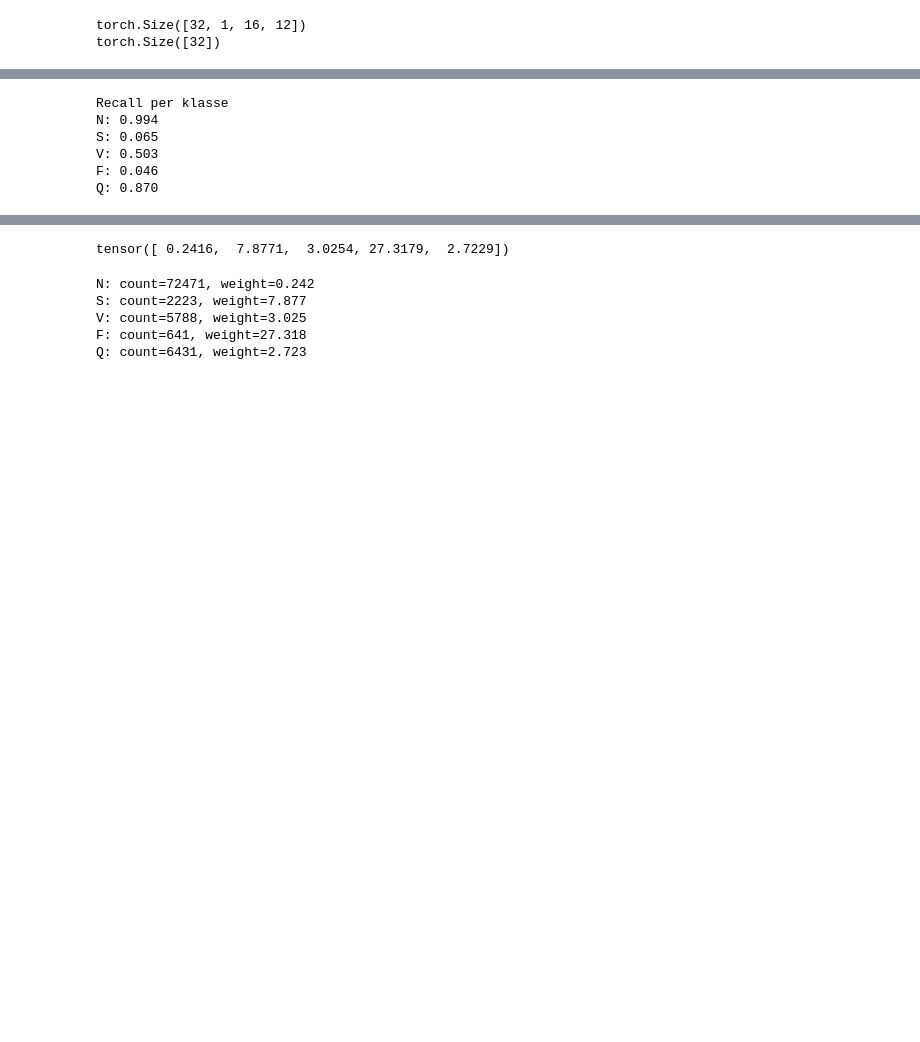
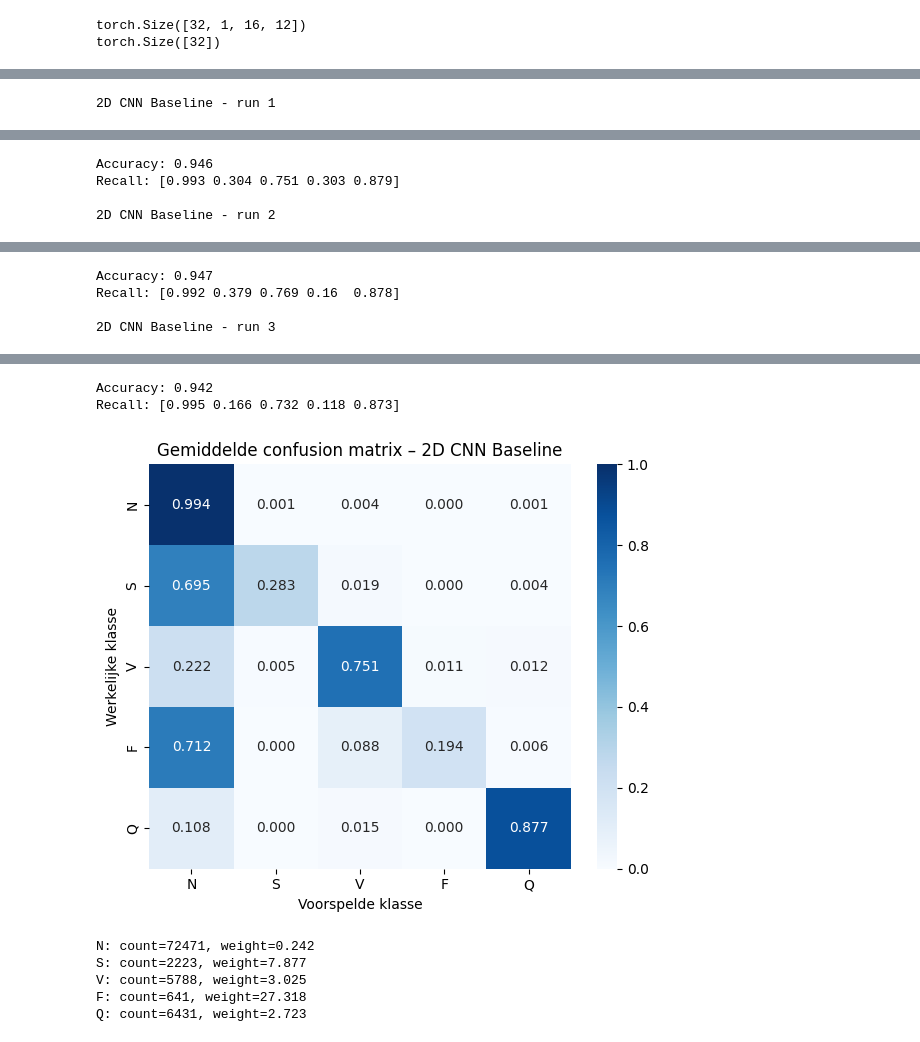
Before and after one commit to Mestix/MADS-ML-EXAM-ML, a Jupyter notebook: notebooks/eindopdracht_2D-Model.ipynb, the cells around one changed output, grey strips where cells are left out. Saved outputs shown, nothing was run; the diff lists cells and outputs as text; code cells hidden in the pictures; blank space fills up the shorter version.

```diff
--- a/notebooks/eindopdracht_2D-Model.ipynb
+++ b/notebooks/eindopdracht_2D-Model.ipynb
@@ -249,20 +64,22 @@ Q: 0.870
-# %%
-classes = ["N", "S", "V", "F", "Q"]
-
-recalls = recall_score(
-    y_true,
-    y_pred,
-    average=None,
-)
-
-print("\nRecall per klasse")
-
-for class_name, recall_value in zip(classes, recalls):
-    print(f"{class_name}: {recall_value:.3f}")
-# %% [output]
-Recall per klasse
-N: 0.994
-S: 0.065
-V: 0.503
-F: 0.046
-Q: 0.870
+# %%
+from src.helpers import run_experiment
+from src.networks import CNN2D
+
+
+run_experiment(
+    model_function=lambda: CNN2D(
+        num_classes=5,
+        filters=16,
+        matrixshape=(16, 12),
+    ),
+    experiment_name="2D CNN Baseline",
+    trainstreamer=trainstreamer,
+    teststreamer=teststreamer,
+    loss_fn=nn.CrossEntropyLoss(),
+    class_weights=True,
+    parallel=False,
+    runs=3,
+    epochs=5,
+    filename="results/results.csv",
+)
+# %% [output]
@@ -268,0 +87 @@ Q: 0.870
+2D CNN Baseline - run 1
@@ -268,0 +94,4 @@ Q: 0.870
+Accuracy: 0.946
+Recall: [0.993 0.304 0.751 0.303 0.879]
+
+2D CNN Baseline - run 2
@@ -268,0 +104,4 @@ Q: 0.870
+Accuracy: 0.947
+Recall: [0.992 0.379 0.769 0.16  0.878]
+
+2D CNN Baseline - run 3
@@ -269,2 +113,5 @@ Q: 0.870
+Accuracy: 0.942
+Recall: [0.995 0.166 0.732 0.118 0.873]
+[figure, added]
 # %%
 # ============================================
@@ -272,11 +119,20 @@ Q: 0.870
 # ============================================
 # %%
+# Weights berekenen
+
 class_counts = torch.bincount(traindataset.y)
 
 class_weights = class_counts.sum() / (
     len(class_counts) * class_counts.float()
 )
 
-print(class_weights)
+classes = ["N", "S", "V", "F", "Q"]
+
+for cls, count, weight in zip(classes, class_counts, class_weights):
+    print(f"{cls}: count={count}, weight={weight:.3f}")
 # %% [output]
-tensor([ 0.2416,  7.8771,  3.0254, 27.3179,  2.7229])
+N: count=72471, weight=0.242
+S: count=2223, weight=7.877
+V: count=5788, weight=3.025
+F: count=641, weight=27.318
+Q: count=6431, weight=2.723
@@ -287,11 +138,0 @@ loss_fn = nn.CrossEntropyLoss(
-# %%
-classes = ["N", "S", "V", "F", "Q"]
-
-for cls, count, weight in zip(classes, class_counts, class_weights):
-    print(f"{cls}: count={count}, weight={weight:.3f}")
-# %% [output]
-N: count=72471, weight=0.242
-S: count=2223, weight=7.877
-V: count=5788, weight=3.025
-F: count=641, weight=27.318
-Q: count=6431, weight=2.723
```
Also changed, not shown: parts of 21 cells of this notebook, 27 other files.
